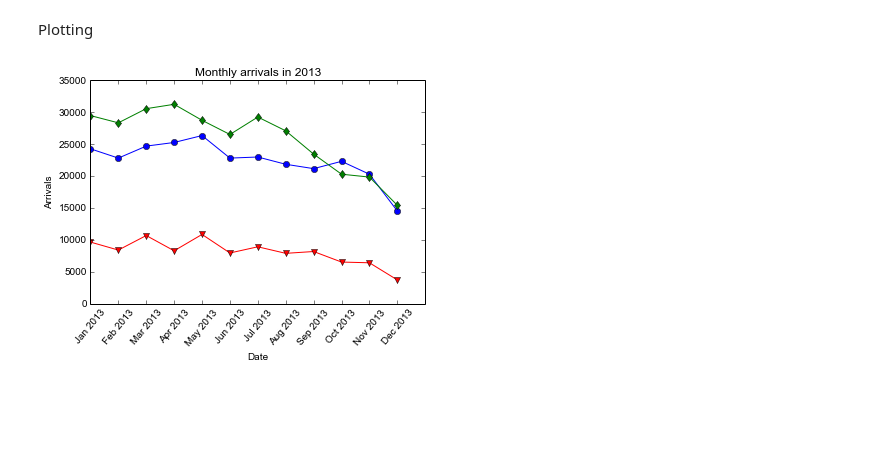
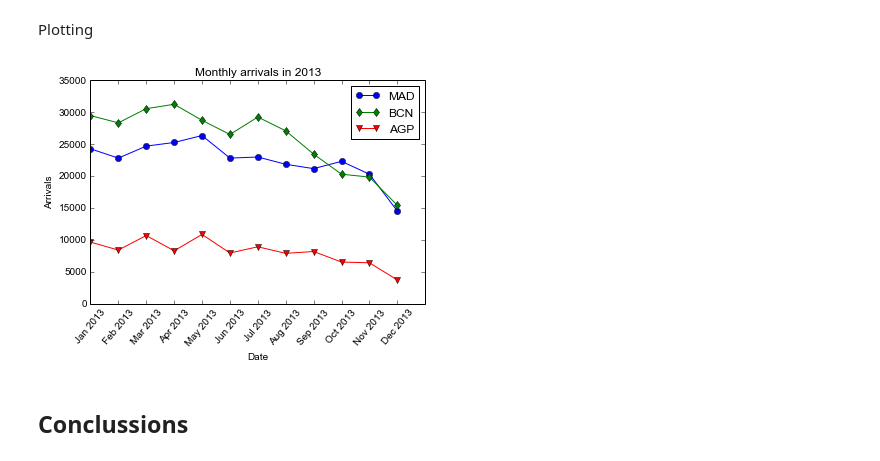
Before and after one commit to leomrocha/data-analysis-exercises, a Jupyter notebook: 3rd Exercise.ipynb, the cells around one changed output. Drawn from its saved outputs; the diff is of its cells as text; code cells hidden in the pictures; blank space fills up the shorter version.

```diff
--- a/3rd Exercise.ipynb
+++ b/3rd Exercise.ipynb
@@ -320,13 +398,16 @@ import matplotlib.pyplot as plt
 # %%
 xticks = [s+' 2013' for s in['Jan','Feb','Mar','Apr','May','Jun','Jul','Aug','Sep','Oct','Nov','Dec']]
 fig, ax = plt.subplots()
 ax.plot(counts['MAD'], marker='o', label='MAD')
 ax.plot(counts['BCN'], marker='d', label='BCN')
 ax.plot(counts['AGP'], marker='v', label='AGP')
 ax.set_ylabel("Arrivals")
 ax.set_xlabel("Date")
-ax.set_xticks(range(len(xticks)+1))
+ax.set_xticks(range(len(xticks)))
 ax.set_xticklabels(xticks, rotation=50)
+plt.legend()
 plt.title('Monthly arrivals in 2013');
 # %% [output]
-[figure, old version]
+[figure, new version]
+# %% [markdown]
+## Conclussions
```
Also changed, not shown: parts of 26 cells of this notebook, 1 other file.
